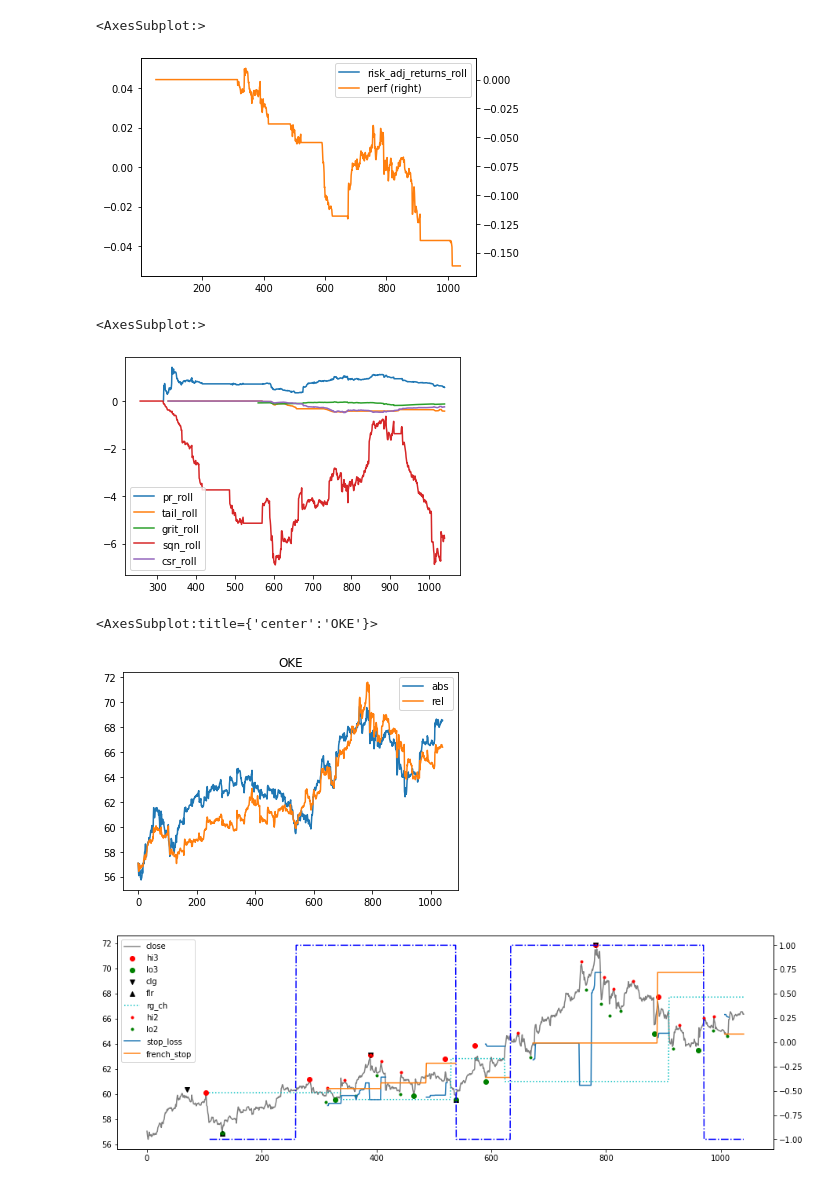
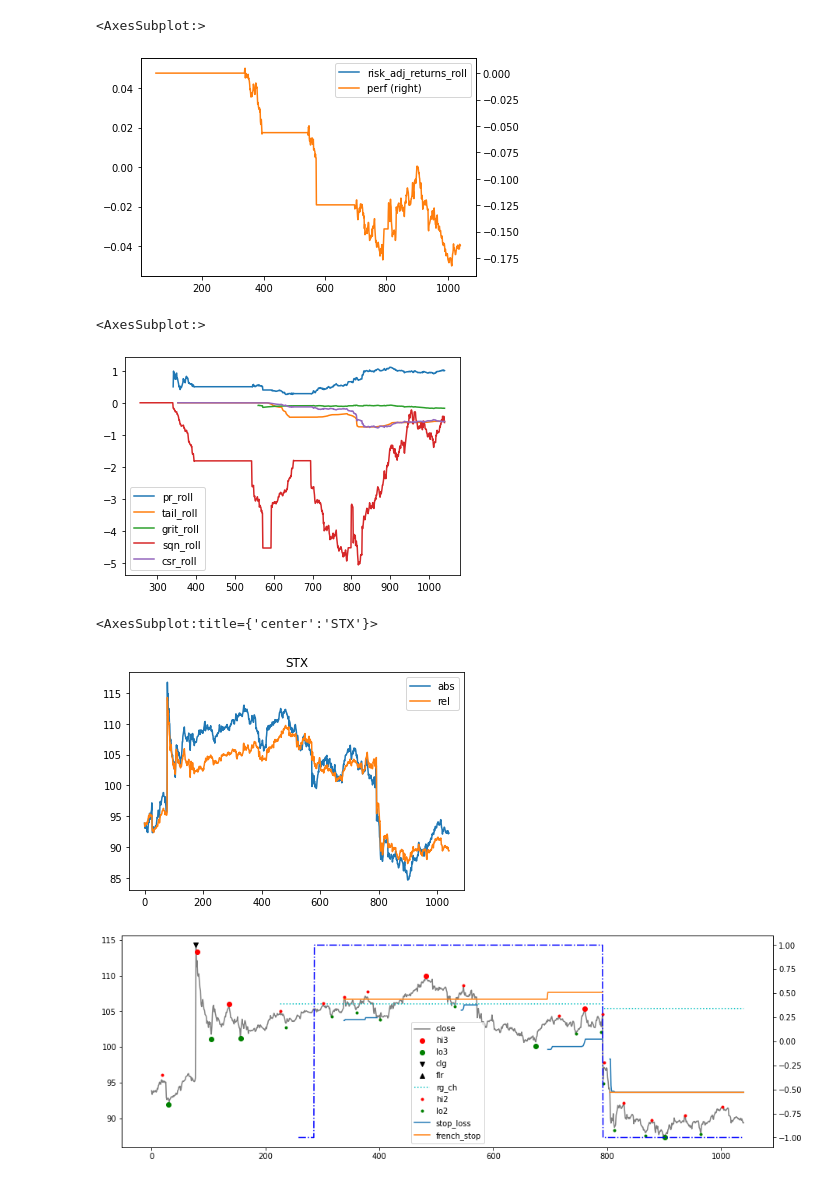
Before and after one commit to bjahnke/blue_bird_pms, a Jupyter notebook: src/backtester.ipynb, the cells around one changed output. Cells and saved outputs as stored; diff of their text form; code cells hidden in the pictures.

```diff
--- a/src/backtester.ipynb
+++ b/src/backtester.ipynb
@@ -19,20 +27,20 @@ _strategy_overview = pd.read_csv(_data_loader.file_path('stat_overview_15m.csv')
 
 _price_data_by_symbol = sbtu.PriceGlob(_price_data).swap_level()
 # %%
-symbol = 'OKE'
+symbol = 'STX'
 _strat_data = _strategy_lookup[symbol]
 _stats = _strategy_lookup[symbol].stat_historical
 
 _stats[['risk_adj_returns_roll', 'perf']].plot(use_index=False, secondary_y=['perf'])
 # %% [output]
 <AxesSubplot:>
-[figure, old version]
+[figure, new version]
 # %%
 plot_copy = _stats[['pr_roll', 'tail_roll', 'grit_roll', 'sqn_roll', 'csr_roll']]
 plot_copy.plot(use_index=False)
 # %% [output]
 <AxesSubplot:>
-[figure, old version]
+[figure, new version]
 # %%
 # base = 90
 # for i in range(10):
@@ -48,10 +56,11 @@ _abs_rel_close = pd.DataFrame(
 )
 _abs_rel_close.plot(title=symbol, use_index=False)
 # %% [output]
-<AxesSubplot:title={'center':'OKE'}>
+<AxesSubplot:title={'center':'STX'}>
-[figure, old version]
+[figure, new version]
 # %%
 import src.scanner as scanner
+
 epd = _strategy_lookup[symbol].enhanced_price_data.copy()
 epd['french_stop'] = _strategy_lookup[symbol].french_stop.stop_price
 _sl = _strategy_lookup[symbol].stop_loss_series
@@ -60,7 +69,7 @@ epd['stop_loss'] = _sl
 # epd['base_close'] = _symbol_data.close
 scanner.enhanced_price_data_plot(epd)
 # %% [output]
-[figure, old version]
+[figure, new version]
 # %%
 # _sd = _symbol_data.copy()
 # _sd['french_stop'] = _strategy_lookup[symbol].french_stop.stop_price * (_bench.close/_bench.close.iloc[0])
```
Also changed, not shown: parts of 14 cells of this notebook, 5 other files.
